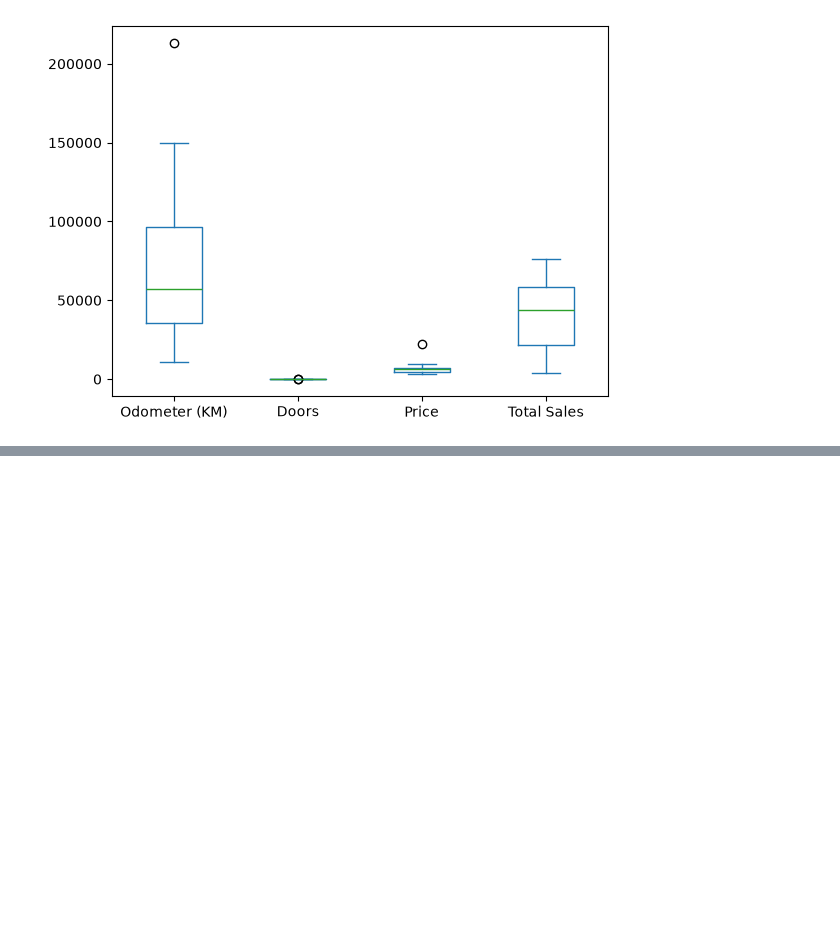
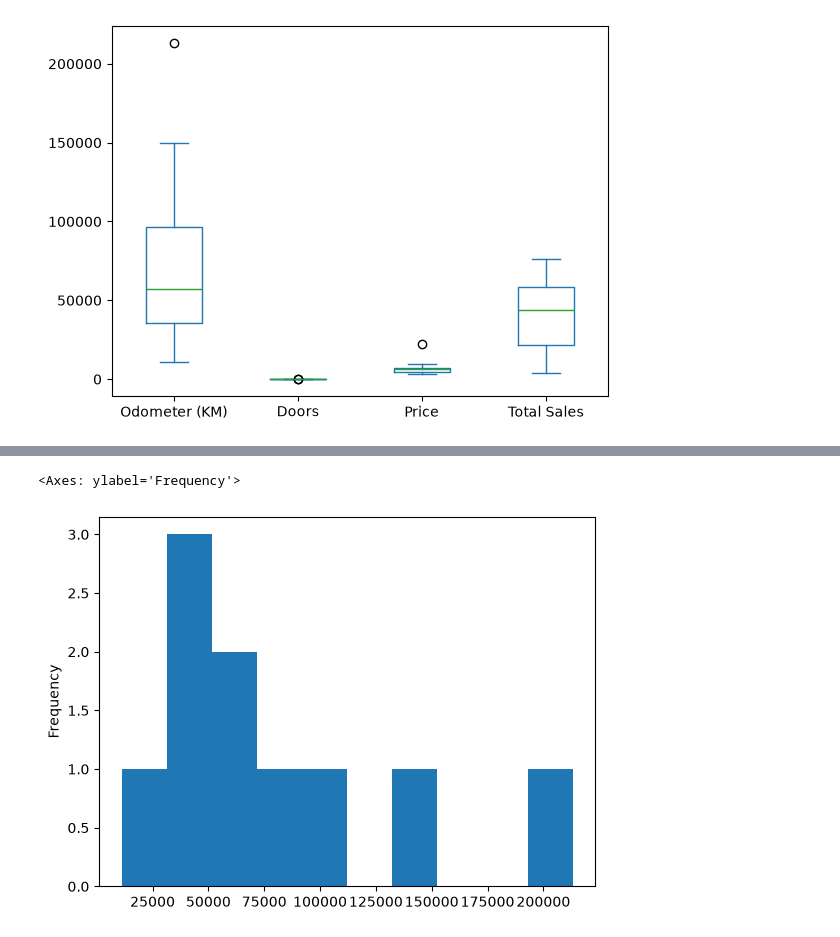
Before and after one commit to azharaul/ds-ml-learning-journey, a Jupyter notebook: matplotlib.ipynb, the cells around one changed output, grey strips where cells are left out. Drawn from its saved outputs; the diff is of its cells as text; code cells hidden in the pictures; blank space fills up the shorter version.

```diff
--- a/matplotlib.ipynb
+++ b/matplotlib.ipynb
@@ -240,0 +284,6 @@ df.plot(kind='box')
+# %%
+# histogram (bagus untuk visualisasi data distribusi)
+df['Odometer (KM)'].plot(kind='hist')
+# %% [output]
+<Axes: ylabel='Frequency'>
+[figure, added]
```
Also changed, not shown: parts of 4 cells of this notebook.
